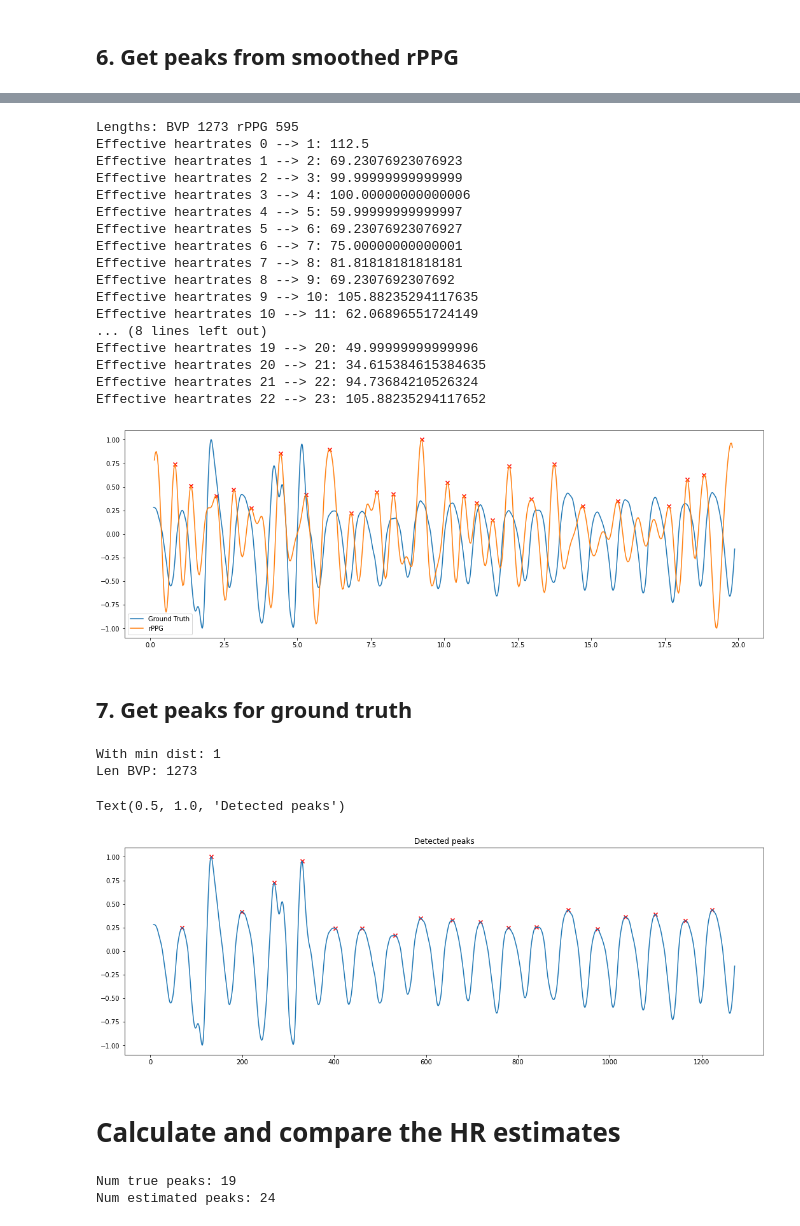
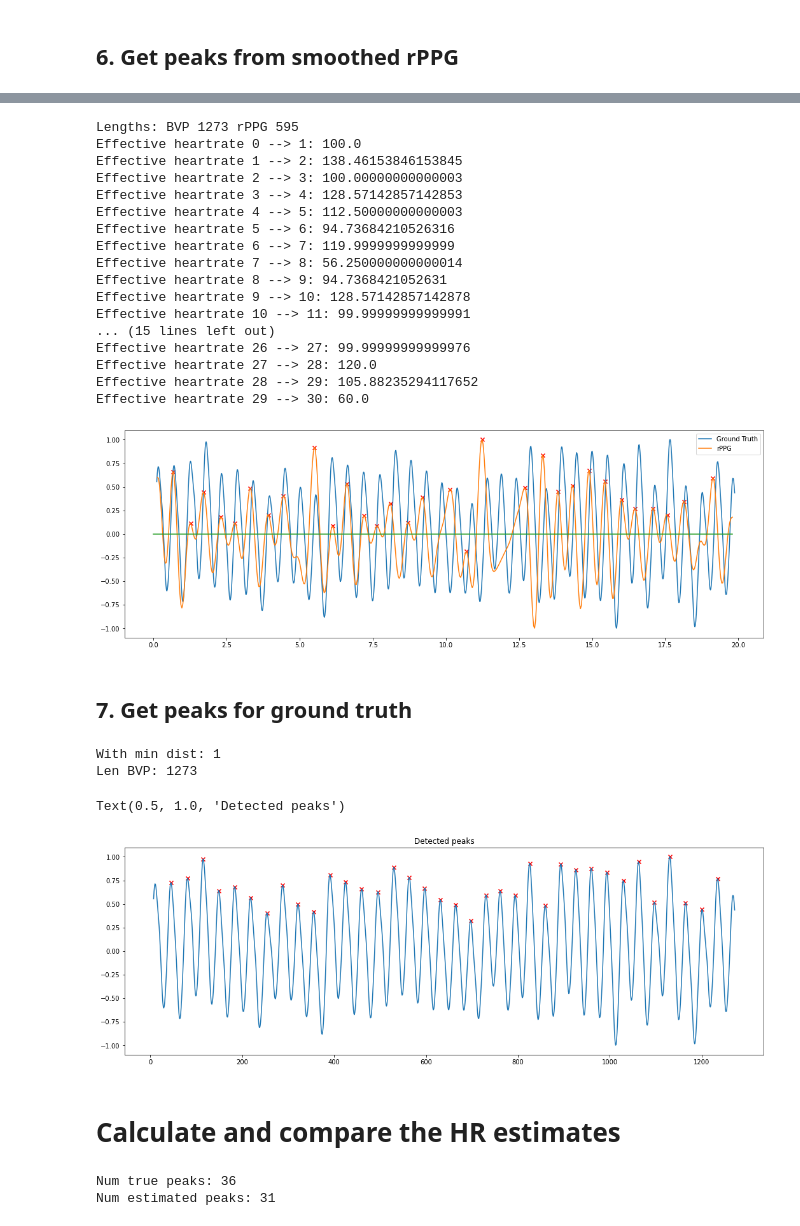
Before and after one commit to arnavpon/pydroid, a Jupyter notebook: example/android/app/src/main/python/pipeline-dev/pipeline-v1/pipeline_walkthrough.v1.ipynb, the cells around one changed output, grey strips where cells are left out. Cells and saved outputs as stored; diff of their text form; code cells hidden in the pictures.

```diff
--- a/example/android/app/src/main/python/pipeline-dev/pipeline-v1/pipeline_walkthrough.v1.ipynb
+++ b/example/android/app/src/main/python/pipeline-dev/pipeline-v1/pipeline_walkthrough.v1.ipynb
@@ -108,7 +108,7 @@ def normalize_amplitude_to_1(signal: np.ndarray):
 # %% [markdown]
 ## 1. Load raw RGB data and align it with its corresponding ground truth BVP
 # %%
-truth = IeeeGroundTruth(2, 1)  # subject 2, trial 1
+truth = IeeeGroundTruth(5, 1, directory = 'channel_data3')  # subject 2, trial 1
 truth.align_rgb_bvp()
 
 # define sample signal interval of interest
@@ -341,7 +341,7 @@ Text(0.5, 1.0, 'BVP post moving average of 15')
 # %%
 def get_peaks(signal: np.ndarray, fr: int, max_freq: float, peak_height: float,
     slice_filter_thresh: int, perc1: float, perc2: float,
-    with_min_dist: bool = True, with_additional_filtering: bool = True):
+    with_min_dist: bool = True, with_additional_filtering: bool = True, prominence = 0.5):
     """
     The current standard method for peak detection. Includes the option to use the _filter_peaks
     method for even more aggressive filtering.
@@ -361,7 +361,7 @@ def get_peaks(signal: np.ndarray, fr: int, max_freq: float, peak_height: float,
         min_dist = 1
 
     print('With min dist:', min_dist)
-    peaks, _ = find_peaks(signal, height = peak_height, prominence = 0.2, distance = min_dist)
+    peaks, _ = find_peaks(signal, height = peak_height, prominence = 0.05, distance = min_dist)
 
     if with_additional_filtering:
         peaks = _filter_peaks(signal, peaks, fr, slice_filter_thresh, perc1, perc2)
@@ -401,7 +401,7 @@ peaks = get_peaks(
         CHROM_SETTINGS['fr'],
         CHROM_SETTINGS['freq'][1],
 #         CHROM_SETTINGS['peak_height'],
-        0,
+        -1,
         CHROM_SETTINGS['slice_filter_thresh'],
         CHROM_SETTINGS['stringent_perc'],
         CHROM_SETTINGS['non_stringent_perc'],
@@ -432,32 +456,33 @@ signal = normalize_amplitude_to_1(signal)
 # %%
 print('Lengths:', f'BVP {len(bvp)}', f'rPPG {len(signal)}')
 plt.plot(bvp_index, bvp, label = 'Ground Truth')
 plt.plot(signal_index, signal, label = 'rPPG')
+plt.plot(signal_index, [0 for _ in range(len(signal_index))])
 plt.scatter(adjusted_peaks, [signal[p] for p in peaks], color = 'red', marker = 'x')
 plt.legend()
 
 # list the time in between each detected peak in the rPPG
 for i in range(1, len(adjusted_peaks)):
-    print(f'Effective heartrates {i - 1} --> {i}:', 60 / (adjusted_peaks[i] - adjusted_peaks[i - 1]))
+    print(f'Effective heartrate {i - 1} --> {i}:', 60 / (adjusted_peaks[i] - adjusted_peaks[i - 1]))
 # %% [output]
 Lengths: BVP 1273 rPPG 595
-Effective heartrates 0 --> 1: 112.5
-Effective heartrates 1 --> 2: 69.23076923076923
-Effective heartrates 2 --> 3: 99.99999999999999
-Effective heartrates 3 --> 4: 100.00000000000006
-Effective heartrates 4 --> 5: 59.99999999999997
-Effective heartrates 5 --> 6: 69.23076923076927
-Effective heartrates 6 --> 7: 75.00000000000001
-Effective heartrates 7 --> 8: 81.81818181818181
-Effective heartrates 8 --> 9: 69.2307692307692
-Effective heartrates 9 --> 10: 105.88235294117635
-Effective heartrates 10 --> 11: 62.06896551724149
-... (8 lines left out)
-Effective heartrates 19 --> 20: 49.99999999999996
-Effective heartrates 20 --> 21: 34.615384615384635
-Effective heartrates 21 --> 22: 94.73684210526324
-Effective heartrates 22 --> 23: 105.88235294117652
+Effective heartrate 0 --> 1: 100.0
+Effective heartrate 1 --> 2: 138.46153846153845
+Effective heartrate 2 --> 3: 100.00000000000003
+Effective heartrate 3 --> 4: 128.57142857142853
+Effective heartrate 4 --> 5: 112.50000000000003
+Effective heartrate 5 --> 6: 94.73684210526316
+Effective heartrate 6 --> 7: 119.9999999999999
+Effective heartrate 7 --> 8: 56.250000000000014
+Effective heartrate 8 --> 9: 94.7368421052631
+Effective heartrate 9 --> 10: 128.57142857142878
+Effective heartrate 10 --> 11: 99.99999999999991
+... (15 lines left out)
+Effective heartrate 26 --> 27: 99.99999999999976
+Effective heartrate 27 --> 28: 120.0
+Effective heartrate 28 --> 29: 105.88235294117652
+Effective heartrate 29 --> 30: 60.0
-[figure, old version]
+[figure, new version]
 # %% [markdown]
 ## 7. Get peaks for ground truth
 # %%
@@ -484,7 +509,7 @@ plt.title('Detected peaks')
 With min dist: 1
 Len BVP: 1273
 Text(0.5, 1.0, 'Detected peaks')
-[figure, old version]
+[figure, new version]
 # %% [markdown]
 # Calculate and compare the HR estimates
 # %%
@@ -512,8 +537,8 @@ def get_hr(ibis):
 print('Num true peaks:', len(true_peaks))
 print('Num estimated peaks:', len(peaks))
 # %% [output]
-Num true peaks: 19
-Num estimated peaks: 24
+Num true peaks: 36
+Num estimated peaks: 31
 # %%
 true_ibis = get_ibis(true_peaks, fr = 64)
 ibis = get_ibis(peaks, fr = 30)
```
Also changed, not shown: parts of 9 cells of this notebook, 6 other files.
